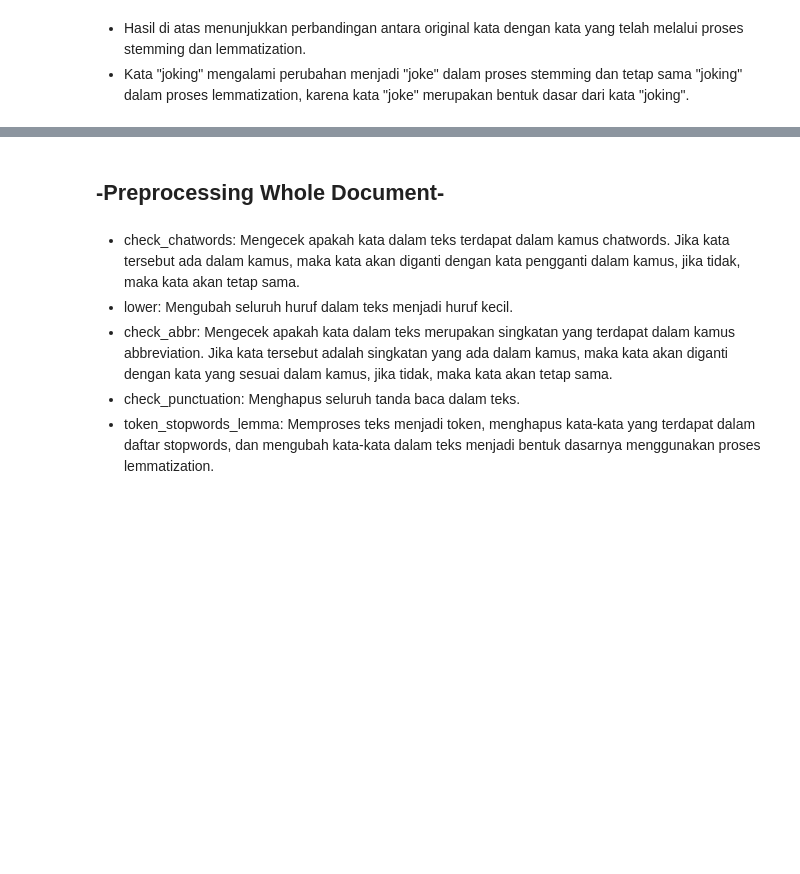
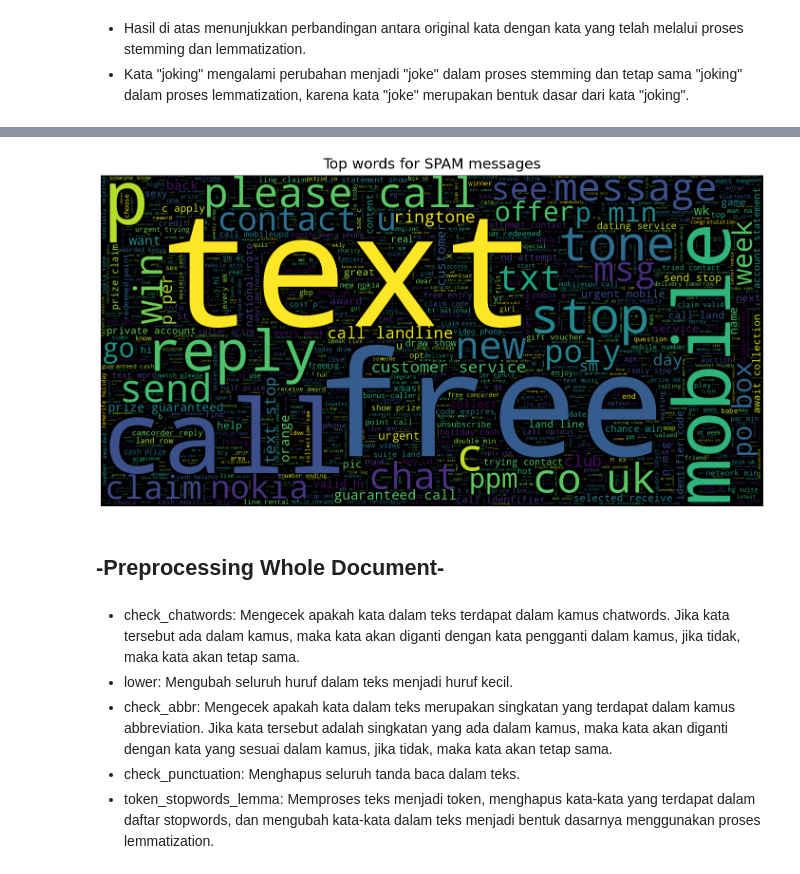
Before and after one commit to dayuima/sms_spam_prediction_nlp, a Jupyter notebook: h8dsft_P2M2_dayuima.ipynb, the cells around one changed output, grey strips where cells are left out. Cells and saved outputs as stored; diff of their text form; code cells hidden in the pictures; blank space fills up the shorter version.

```diff
--- a/h8dsft_P2M2_dayuima.ipynb
+++ b/h8dsft_P2M2_dayuima.ipynb
@@ -296,3 +489,16 @@ stem.head(7)
+# %%
+wc = WordCloud(
+    background_color='black',
+    max_words=2000, width = 1600, height = 800, stopwords = STOPWORDS)
+wc.generate(" ".join(nba[nba['label']== 1]['message']))
+plt.figure(figsize=(18,10))
+plt.title('Top words for SPAM messages',
+          fontdict={'size': 22,  'verticalalignment': 'bottom'})
+plt.imshow(wc)
+plt.axis("off")
+plt.show()
+# %% [output]
+[figure, added]
 # %% [markdown]
 ## -Preprocessing Whole Document-
 # %%
```
Also changed, not shown: parts of 56 cells of this notebook, 1 other file.
